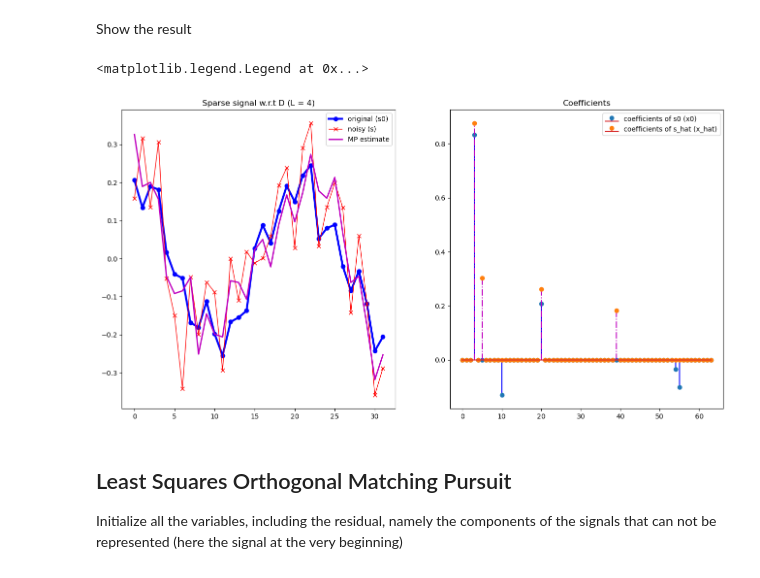
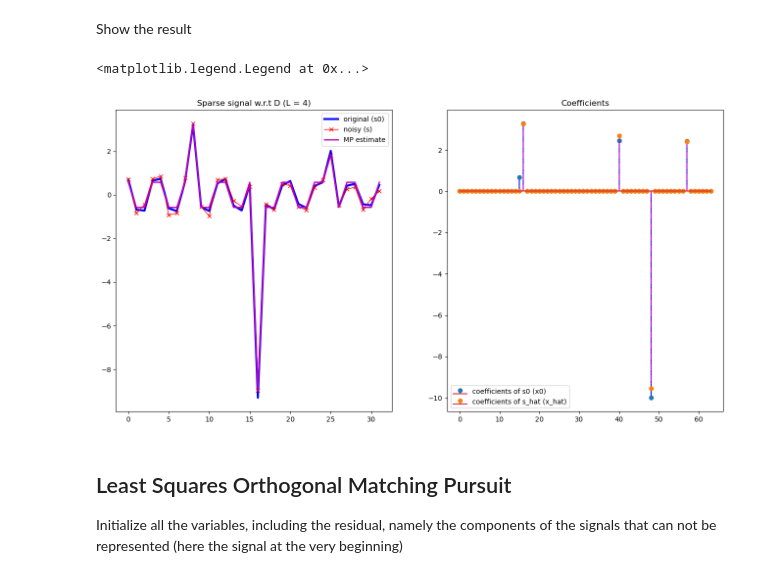
Before and after one commit to SergioPardo55/MMMIP, a Jupyter notebook: Lez7/lez_7_matching_pursuit_variants.ipynb, the cells around one changed output. Saved outputs shown, nothing was run; the diff lists cells and outputs as text; code cells hidden in the pictures.

```diff
--- a/Lez7/lez_7_matching_pursuit_variants.ipynb
+++ b/Lez7/lez_7_matching_pursuit_variants.ipynb
@@ -47,23 +47,19 @@ sigma_noise = 0.2
 # %% [markdown]
 Randomly define the coefficients of a sparse representation w.r.t. $D$ (make sure the nonzero coefficients are sufficiently large)
 # %%
-x0 = [0]*N
-rands = []
-for i in range(L):
-    r = np.random.randint(0, N)
-    rands.append(r)
-    x0[r] = np.random.randn()*sigma_noise
+x0 = np.zeros(N)
+rands = np.random.randint(0, N, L)
+x0[rands] = np.random.randn(L) + 2
 # %% [markdown]
 Choose spike location
 # %%
-spikeLocation = int(np.random.rand()*20)
-x0[spikeLocation] = max(x0)*4
+spikeLocation = np.random.randint(M,N)
+x0[spikeLocation] = -10
 # %% [markdown]
 Synthetize the corresponding signal in the signal domain and add noise
 # %%
 s0 = np.dot(D, x0)
-s =[ s0[i] + np.random.normal(0, 0.1) for i in range(M) ]
-s = np.array(s, dtype='float32')
+s = s0+ np.random.randn(M)*sigma_noise
 # %% [markdown]
 Plot the sparse signal
 # %%
@@ -105,7 +101,7 @@ while np.count_nonzero(x_OMP) < L and resNorm > MINIMUM_NORM_RES: #STOPPING CRIT
     # compute the residual w.r.t. each column of D
     e = np.zeros(N)
     for j in range(N):
-        zj = np.dot(r.T,D[:,j])/np.linalg.norm(D[:,j])**2
+        zj = np.dot(r.T,D[:,j])**2/np.linalg.norm(D[:,j])**2
         e[j] = np.linalg.norm(r) - zj
 
     # find the column of D that matches at best r
@@ -128,21 +124,21 @@ Show the result
 # %%
 LN_WDT = 2
 MRK_SZ = 10
 
 fix, ax = plt.subplots(1, 2, figsize=(16, 8))
-ax[0].plot(s0, 'b-o', linewidth=LN_WDT + 1)
+ax[0].plot(s0, 'b-', linewidth=LN_WDT + 1)
 ax[0].plot(s, 'r-x', linewidth=LN_WDT - 1)
 ax[0].plot(s_hat_OMP, 'm-', linewidth=LN_WDT)
 ax[0].set_title(f'Sparse signal w.r.t D (L = {L:.0f})')
 ax[0].legend(['original (s0)', 'noisy (s)', 'MP estimate'])
 
 ax[1].stem(x0, linefmt='b-', markerfmt='C0o')
 ax[1].stem(x_OMP, linefmt='m-.', markerfmt='C1o')
 ax[1].set_title('Coefficients')
 ax[1].legend(['coefficients of s0 (x0)', 'coefficients of s_hat (x_hat)'])
 # %% [output]
 <matplotlib.legend.Legend at 0x...>
-[figure, old version]
+[figure, new version]
 # %% [markdown]
 Least Squares Orthogonal Matching Pursuit
 -----------------------------------------
```
Also changed, not shown: parts of 3 cells of this notebook, 1 other file.
